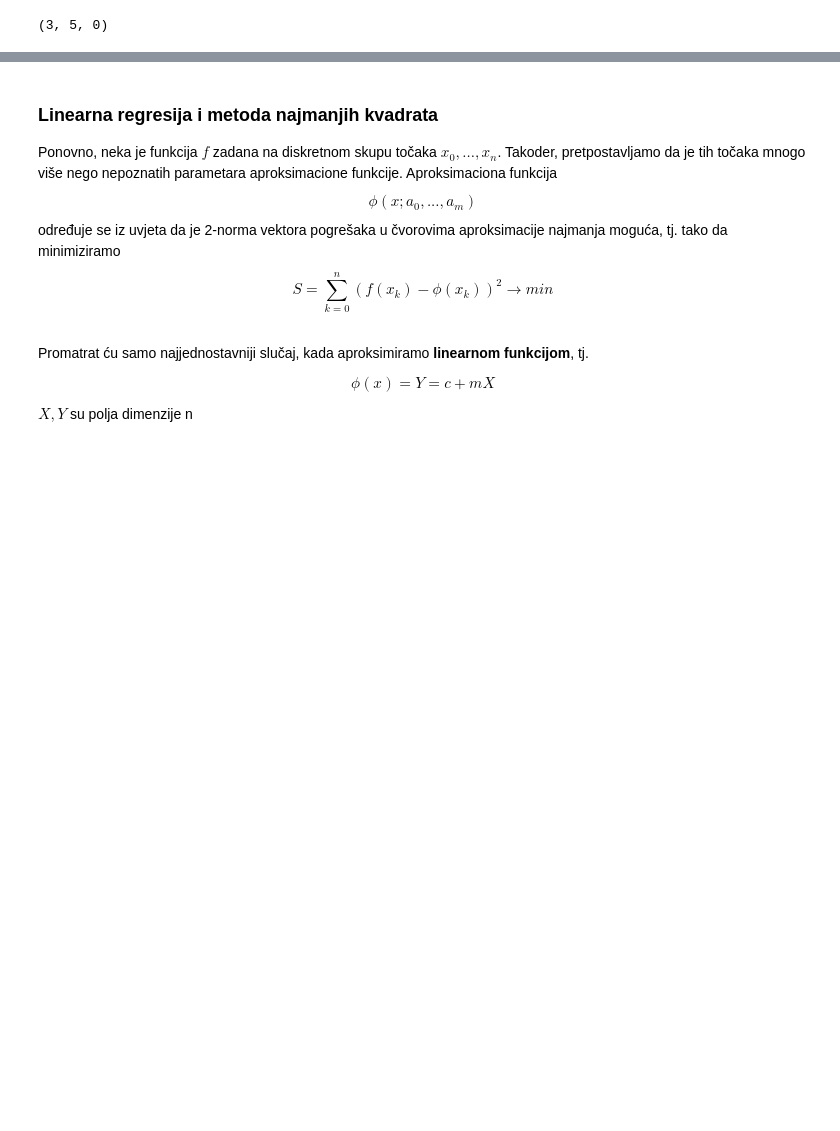
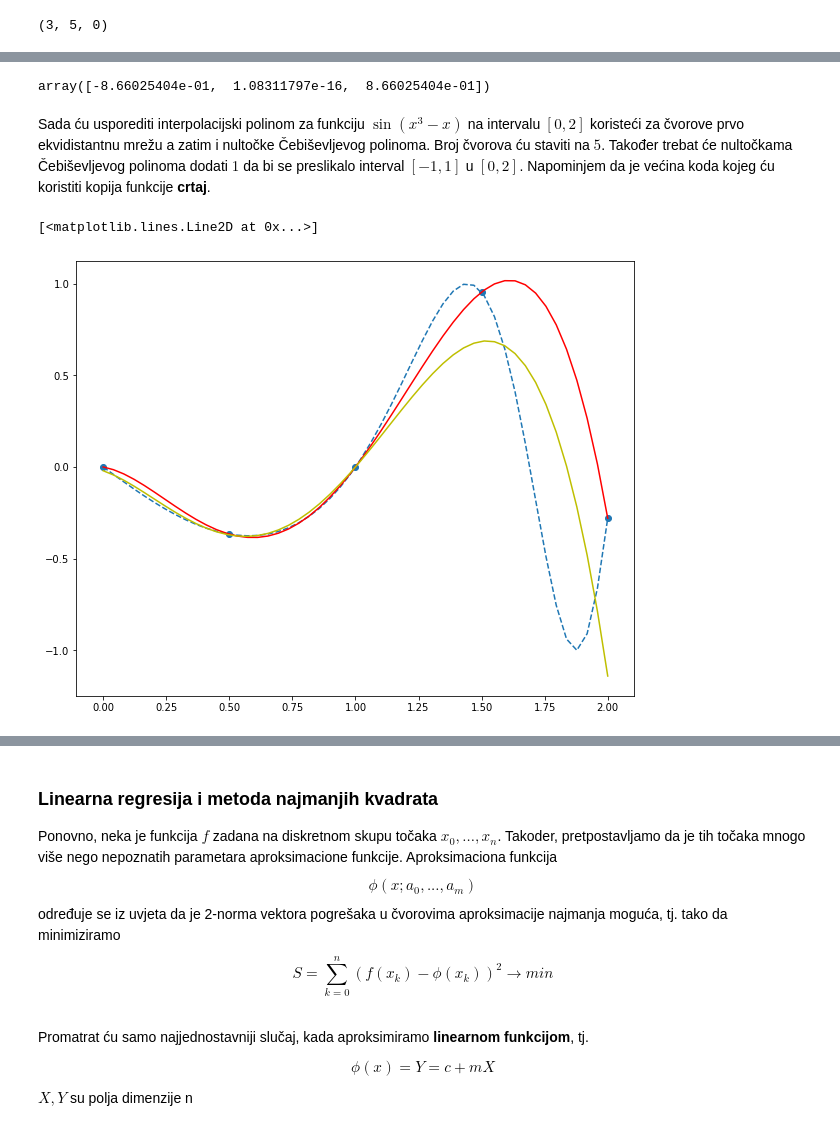
Before and after one commit to simbato/ms_zadaca, a Jupyter notebook: Zadaca - esej.ipynb, the cells around one changed output, grey strips where cells are left out. Saved outputs shown, nothing was run; the diff lists cells and outputs as text; code cells hidden in the pictures; blank space fills up the shorter version.

```diff
--- a/Zadaca - esej.ipynb
+++ b/Zadaca - esej.ipynb
@@ -200,0 +223,32 @@ a4.plot(x,np.array([newton(x4, G4, i) for i in x]), color='r' )
+# %%
+def transform(a,b,c,d,x): #transform x iz [a,b] --> [c,d]
+    return (x - a)*(d - c)/(b - c) + a
+
+def n_cheb_roots(n):
+    c = np.append(np.zeros(n),1)
+    cheb = np.polynomial.chebyshev.Chebyshev(c)
+    return cheb.roots()
+
+n_cheb_roots(3)
+# %% [output]
+array([-8.66025404e-01,  1.08311797e-16,  8.66025404e-01])
+# %% [markdown]
+Sada ću usporediti interpolacijski polinom za funkciju $\sin(x^3 - x)$ na intervalu $[0,2]$ koristeći za čvorove prvo ekvidistantnu mrežu a zatim i nultočke Čebiševljevog polinoma. Broj čvorova ću staviti na $5$. Također trebat će nultočkama Čebiševljevog polinoma dodati $1$ da bi se preslikalo interval $[-1,1]$ u $[0,2]$. Napominjem da je većina koda kojeg ću koristiti kopija funkcije <b>crtaj</b>.
+# %%
+fig6,ax6 = plt.subplots(figsize=(10,8))
+x = np.linspace(0,2,5)
+y = np.array([sp.sin(i**3 - i) for i in x])
+G = pod_razlike(x,y)
+dots = np.linspace(0,2)
+ax6.scatter(x,y)
+ax6.plot(dots, [sp.sin(i**3 - i) for i in dots], linestyle='--')
+ax6.plot(dots ,np.array([newton(x, G, i) for i in dots]), color='r' )
+
+cheb = n_cheb_roots(5)
+cheb = np.add(cheb,1) #moramo dodat 1 da bi se interval [-1,1] transformirao u [0,2]"""
+y2 = np.array([sp.sin(i**3 - i) for i in cheb])
+G2 = pod_razlike(cheb,y2)
+ax6.plot(dots ,np.array([newton(cheb, G2, i) for i in dots]), color='y' )
+# %% [output]
+[<matplotlib.lines.Line2D at 0x...>]
+[figure, added]
```
Also changed, not shown: parts of 18 cells of this notebook.
